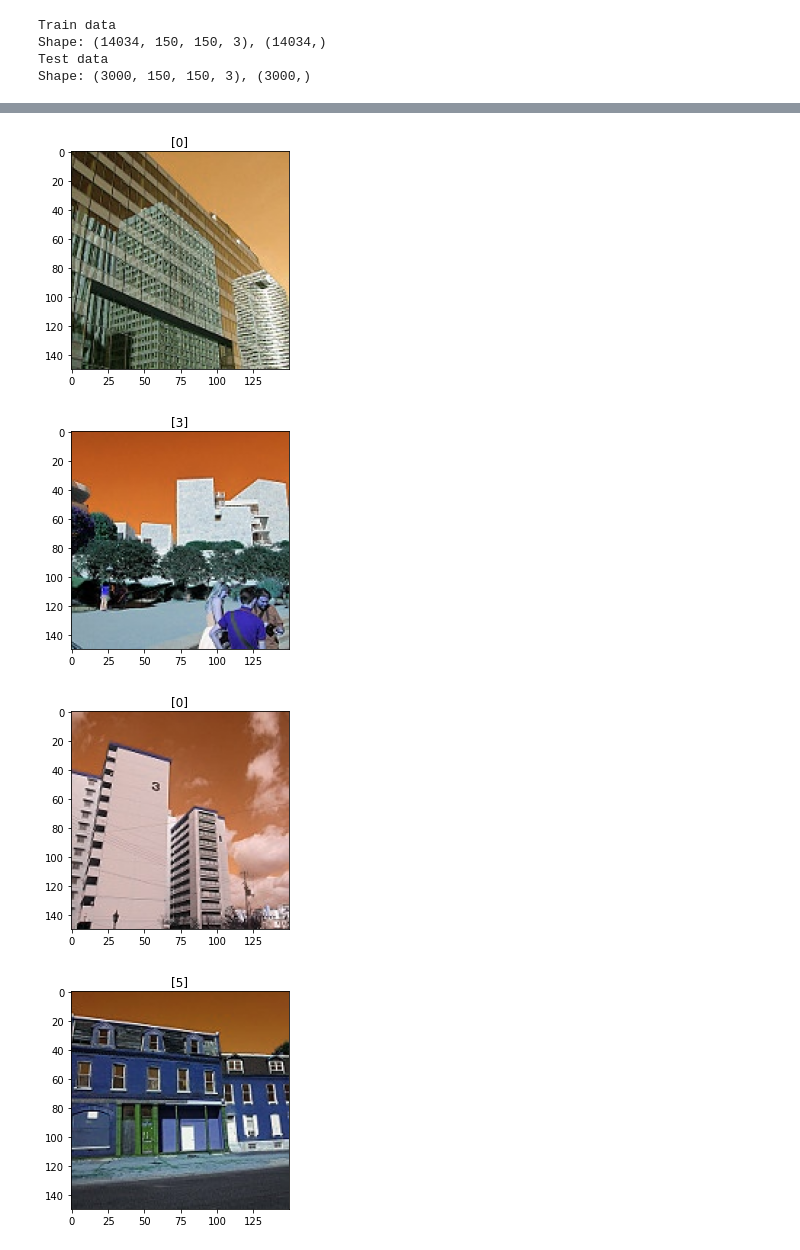
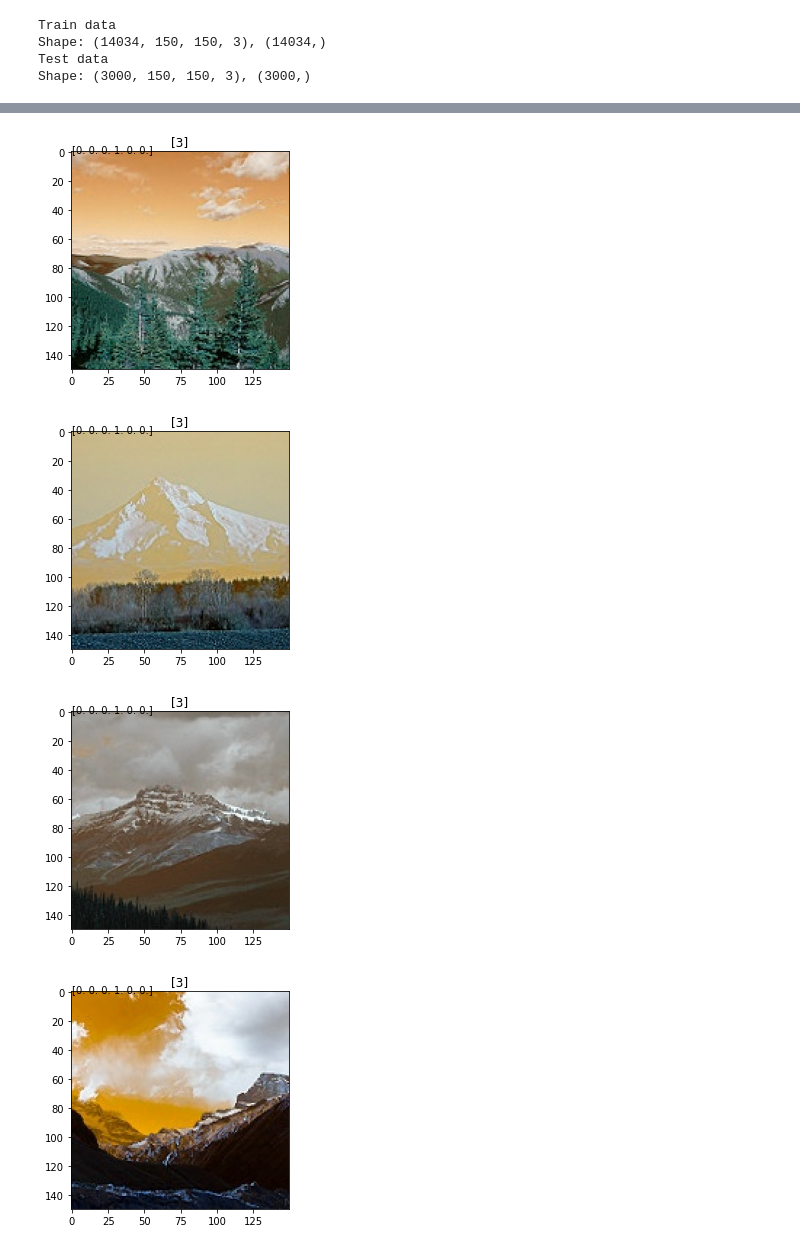
Before and after one commit to asubramaniyan/Image-classification-using-CNN, a Jupyter notebook: Image_Classification.ipynb, the cells around one changed output, grey strips where cells are left out. Saved outputs shown, nothing was run; the diff lists cells and outputs as text; code cells hidden in the pictures.

Commit message:
updated with revised CNN models

```diff
--- a/Image_Classification.ipynb
+++ b/Image_Classification.ipynb
@@ -45,11 +55,17 @@ dict(zip(fold_test, range(len(fold_test))))
 # %%
 ## Load train_data
-(X_train, y_train) = load_data('/Users/archana/Documents/GitHub/intel_image_classification/seg_train')
+(X_train, y_train) = load_data('/Users/archana/Documents/GitHub/intel_image_classification/Image-classification-using-CNN/seg_train')
+
+## Shuffle data
+
+X_train, y_train = data_shuffle(X_train, y_train)
+
 print("Train data")
 print(f"Shape: {X_train.shape}, {y_train.shape}")
 
 ## Load test_data
-(X_test, y_test) = load_data('/Users/archana/Documents/GitHub/intel_image_classification/seg_test')
+(X_test, y_test) = load_data('/Users/archana/Documents/GitHub/intel_image_classification/Image-classification-using-CNN/seg_test')
+X_test, y_test = data_shuffle(X_test, y_test)
 print("Test data")
 print(f"Shape: {X_test.shape}, {y_test.shape}")
 # %% [output]
@@ -60,3 +76,9 @@ Shape: (3000, 150, 150, 3), (3000,)
 # %%
 X_train = X_train/255
 X_test = X_test/255
+# %%
+## Visualize input images
+for i in range(10):
+    plt.imshow(X_train[i])
+    plt.title(y_train[i])
+    plt.show()
@@ -67,12 +100,14 @@ y_test = to_categorical(y_test, num_classes = 6)
 ### Convnet model architecture
 model = Sequential()
 #Layer 1: Convnet 1; n_strides = 1; n_padding = none; kernel = 3x3x64
-model.add(Conv2D(64, (3,3), activation = 'relu', input_shape = (150, 150, 3)))
+model.add(Conv2D(64, (3,3), activation = 'relu', input_shape = (150, 150, 3)), kernel_initializer=)
+model.add(MaxPool2D(pool_size=(2, 2)))
 model.add(Conv2D(48, (3,3), activation = 'relu'))
-model.add(Dropout(0.25))
+model.add(MaxPool2D(pool_size=(2, 2)))
+model.add(Dropout(0.5))
 model.add(Flatten())
 model.add(Dense(128, activation = 'relu'))
-model.add(Dropout(0.25))
+model.add(Dropout(0.5))
 model.add(Dense(6, activation = 'softmax'))
 model.summary()
 # %% [output]
@@ -96,5 +131,5 @@ _________________________________________________________________
 # %%
 model.compile(optimizer='adam', loss = 'categorical_crossentropy', metrics=['accuracy'])
 # %%
-history = model.fit(X_train, y_train, batch_size = 32, epochs = 25, verbose = 1)
+history = model.fit(X_train, y_train, batch_size = 32, epochs = 10, verbose = 1, validation_data=(X_test, y_test))
 # %% [output]
@@ -127,6 +170,7 @@ array([3])
 # %%
-for i in range(5):
+for i in range(1500,1510):
     plt.imshow(X_test[i])
     plt.title(model.predict_classes(X_test[i].reshape(1,150,150,3)))
+    plt.annotate(y_test[i], (0,0))
     plt.show()
 # %% [output]
@@ -134,4 +178,4 @@ for i in range(5):
-[figure, old version]
+[figure, new version]
-[figure, old version]
+[figure, new version]
-[figure, old version]
+[figure, new version]
-[figure, old version]
+[figure, new version]
```
Also changed, not shown: parts of 57 cells of this notebook.
